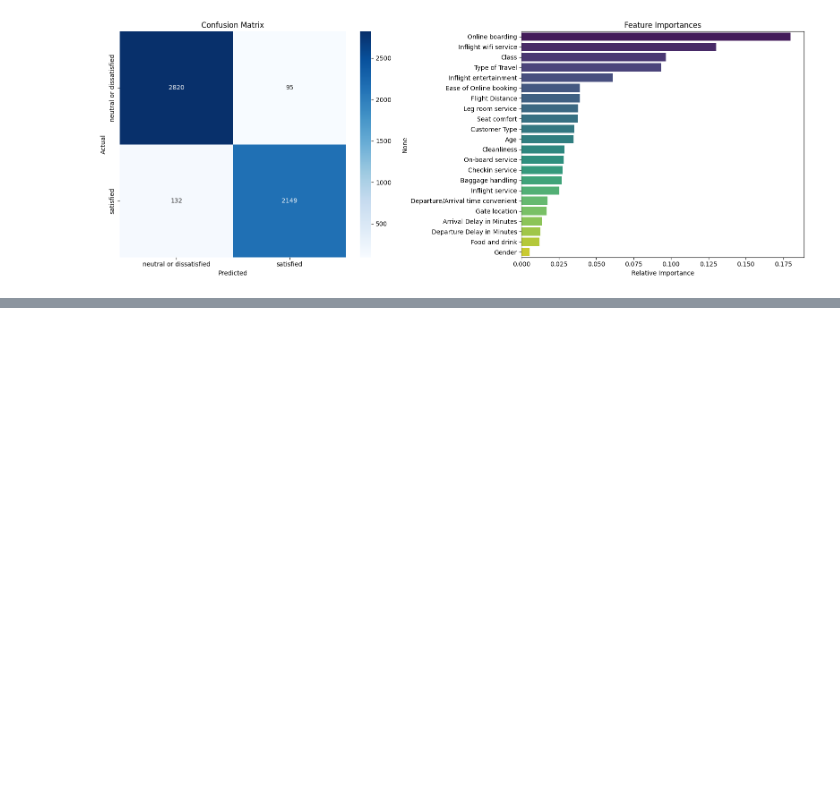
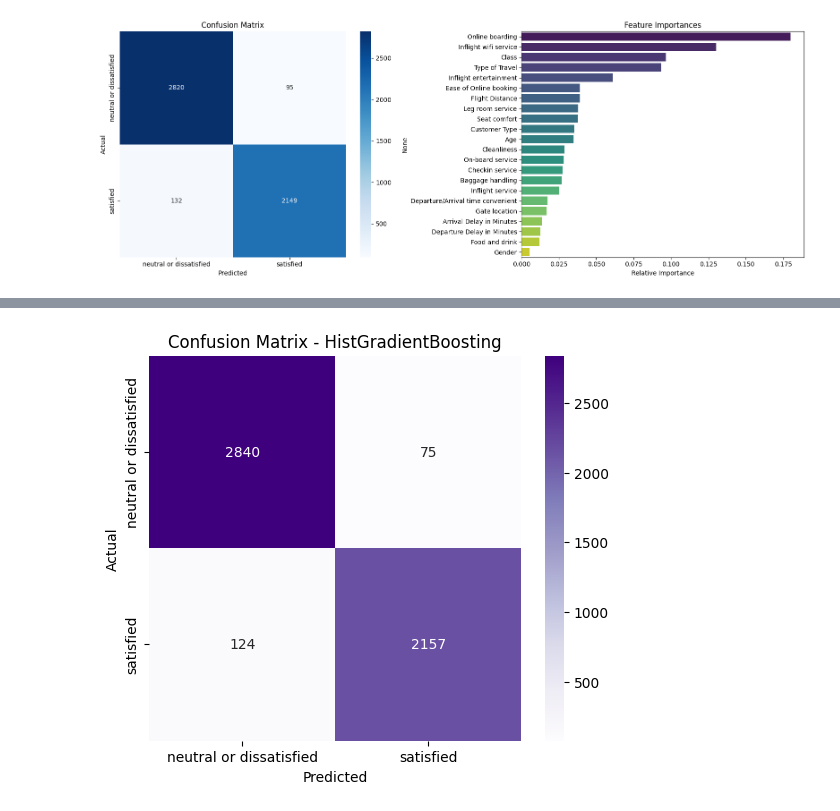
Before and after one commit to kxrrym03/Airline-Passenger-Satisfaction, a Jupyter notebook: Airline_Passenger_Satisfaction.ipynb, the cells around one changed output, grey strips where cells are left out. Saved outputs shown, nothing was run; the diff lists cells and outputs as text; code cells hidden in the pictures; blank space fills up the shorter version.

```diff
--- a/Airline_Passenger_Satisfaction.ipynb
+++ b/Airline_Passenger_Satisfaction.ipynb
@@ -328,0 +331,14 @@ plt.show()
+# %%
+from sklearn.ensemble import HistGradientBoostingClassifier
+
+# Initialize and train the HistGradientBoostingClassifier
+hgb_model = HistGradientBoostingClassifier(random_state=42)
+hgb_model.fit(X_train, y_train)
+
+# Predict and evaluate
+y_pred_hgb = hgb_model.predict(X_test)
+accuracy_hgb = accuracy_score(y_test, y_pred_hgb)
+
+print(f"HistGradientBoosting Model Accuracy: {accuracy_hgb:.4f}\n")
+print("Classification Report:")
+print(classification_report(y_test, y_pred_hgb, target_names=label_encoders['satisfaction'].classes_))
@@ -328,0 +357,13 @@ plt.show()
+# %%
+# Plot Confusion Matrix for the Gradient Boosting Model
+plt.figure(figsize=(6, 5))
+cm_hgb = confusion_matrix(y_test, y_pred_hgb)
+sns.heatmap(cm_hgb, annot=True, fmt='d', cmap='Purples',
+            xticklabels=label_encoders['satisfaction'].classes_,
+            yticklabels=label_encoders['satisfaction'].classes_)
+plt.title('Confusion Matrix - HistGradientBoosting')
+plt.ylabel('Actual')
+plt.xlabel('Predicted')
+plt.show()
+# %% [output]
+[figure, added]
```
Also changed, not shown: parts of 3 cells of this notebook.
